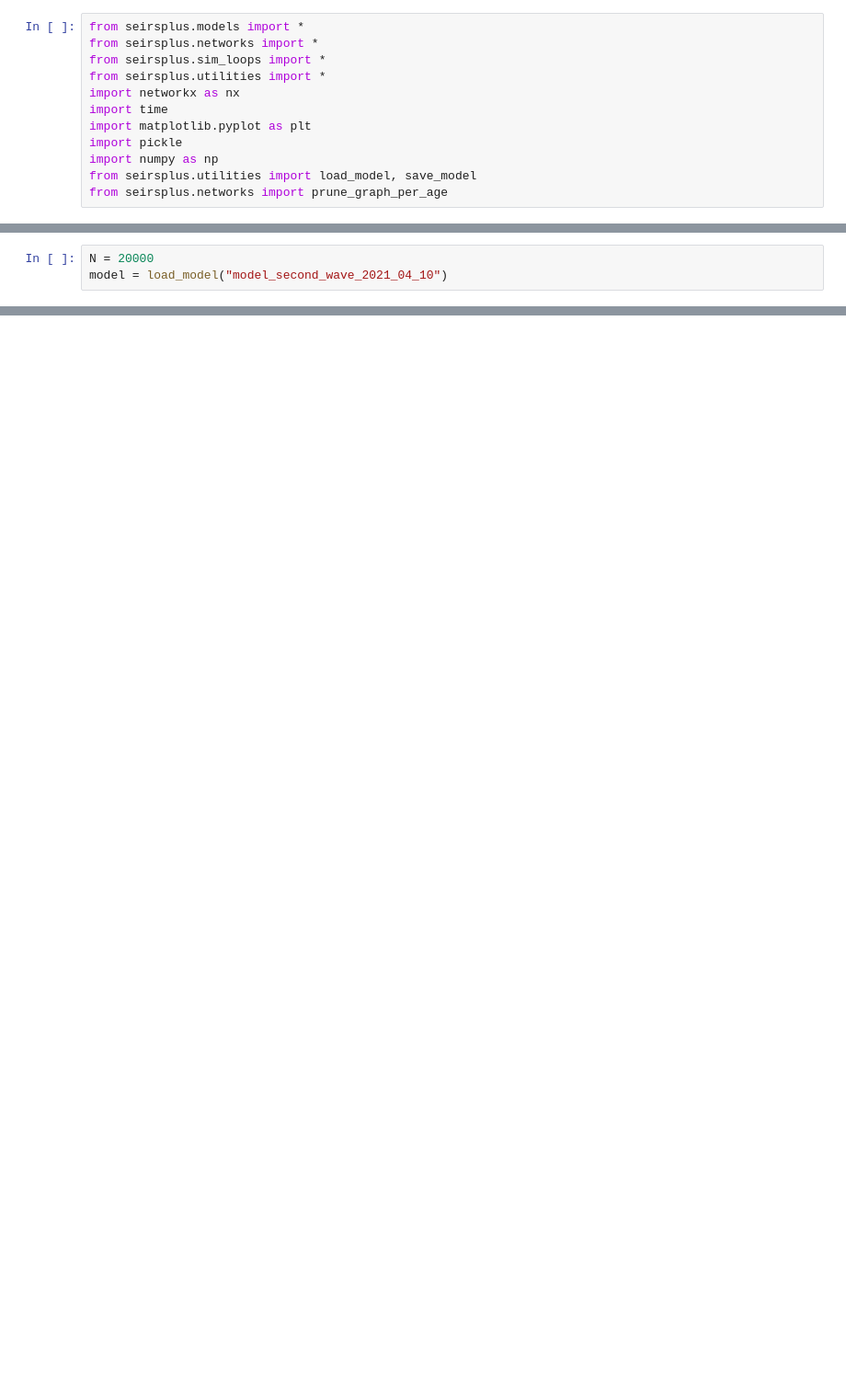
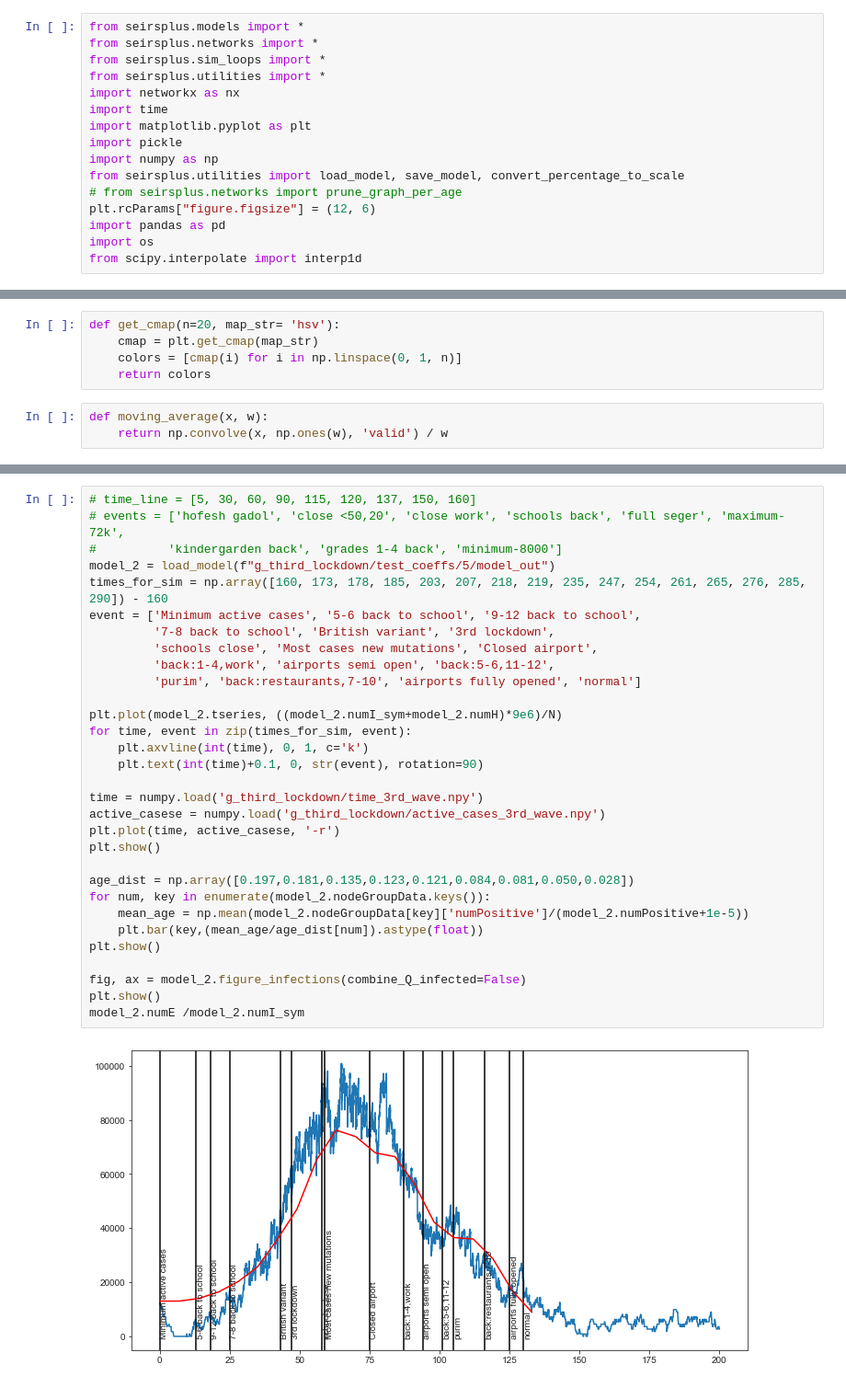
Before and after one commit to CoronaPolicy/prediction_model, a Jupyter notebook: Code_seir/analyze_graph_and_results.ipynb, the cells around one changed output, grey strips where cells are left out. Shown at 92% size. Cells and saved outputs as stored; diff of their text form; blank space fills up the shorter version.

```diff
--- a/Code_seir/analyze_graph_and_results.ipynb
+++ b/Code_seir/analyze_graph_and_results.ipynb
@@ -8,5 +8,9 @@ import time
 import matplotlib.pyplot as plt
 import pickle
 import numpy as np
-from seirsplus.utilities import load_model, save_model
-from seirsplus.networks import prune_graph_per_age
+from seirsplus.utilities import load_model, save_model, convert_percentage_to_scale
+# from seirsplus.networks import prune_graph_per_age
+plt.rcParams["figure.figsize"] = (12, 6)
+import pandas as pd
+import os
+from scipy.interpolate import interp1d
@@ -28,0 +19,8 @@ num_prune_per_age = np.array([10, 5, 10, 10, 5, 4, 20, 10, 2])
+# %%
+def get_cmap(n=20, map_str= 'hsv'):
+    cmap = plt.get_cmap(map_str)
+    colors = [cmap(i) for i in np.linspace(0, 1, n)]
+    return colors
+# %%
+def moving_average(x, w):
+    return np.convolve(x, np.ones(w), 'valid') / w
@@ -54,3 +148,0 @@ for group in self.nodeGroupData.keys():
-# %%
-N = 20000
-model = load_model("model_second_wave_2021_04_10")
@@ -87,0 +149,33 @@ for a, n_ids in node_ids.items():
+# %%
+# time_line = [5, 30, 60, 90, 115, 120, 137, 150, 160]
+# events = ['hofesh gadol', 'close <50,20', 'close work', 'schools back', 'full seger', 'maximum-72k',
+#          'kindergarden back', 'grades 1-4 back', 'minimum-8000']
+model_2 = load_model(f"g_third_lockdown/test_coeffs/5/model_out")
+times_for_sim = np.array([160, 173, 178, 185, 203, 207, 218, 219, 235, 247, 254, 261, 265, 276, 285, 290]) - 160
+event = ['Minimum active cases', '5-6 back to school', '9-12 back to school',
+         '7-8 back to school', 'British variant', '3rd lockdown',
+         'schools close', 'Most cases new mutations', 'Closed airport',
+         'back:1-4,work', 'airports semi open', 'back:5-6,11-12',
+         'purim', 'back:restaurants,7-10', 'airports fully opened', 'normal']
+
+plt.plot(model_2.tseries, ((model_2.numI_sym+model_2.numH)*9e6)/N)
+for time, event in zip(times_for_sim, event):
+    plt.axvline(int(time), 0, 1, c='k')
+    plt.text(int(time)+0.1, 0, str(event), rotation=90)
+
+time = numpy.load('g_third_lockdown/time_3rd_wave.npy')
+active_casese = numpy.load('g_third_lockdown/active_cases_3rd_wave.npy')
+plt.plot(time, active_casese, '-r')
+plt.show()
+
+age_dist = np.array([0.197,0.181,0.135,0.123,0.121,0.084,0.081,0.050,0.028])
+for num, key in enumerate(model_2.nodeGroupData.keys()):
+    mean_age = np.mean(model_2.nodeGroupData[key]['numPositive']/(model_2.numPositive+1e-5))
+    plt.bar(key,(mean_age/age_dist[num]).astype(float))
+plt.show()
+
+fig, ax = model_2.figure_infections(combine_Q_infected=False)
+plt.show()
+model_2.numE /model_2.numI_sym
+# %% [output]
+[figure, added]
```
Also changed, not shown: parts of 17 cells of this notebook, 39 other files.
